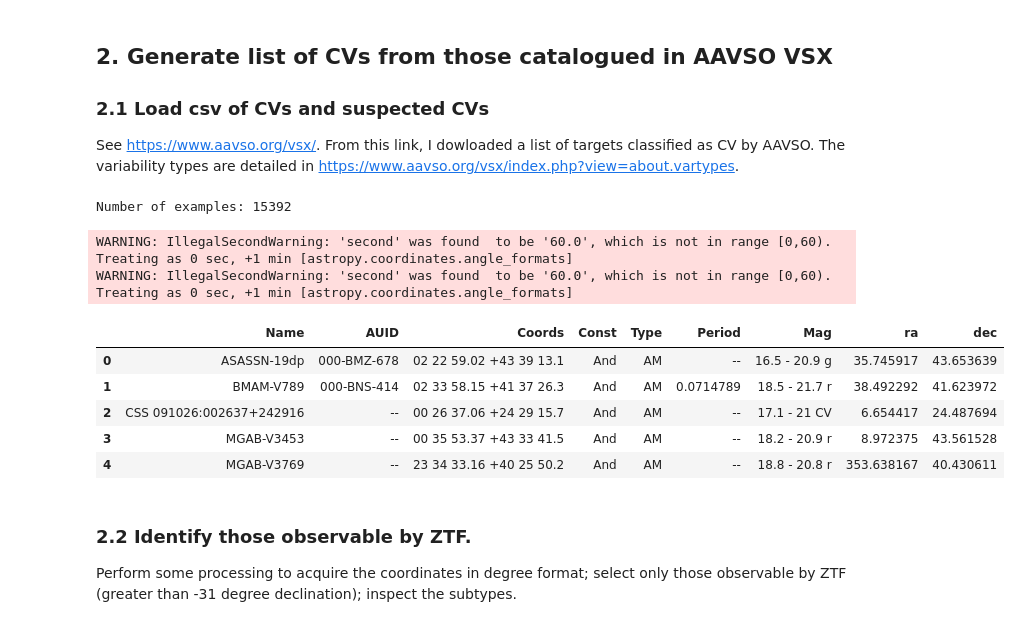
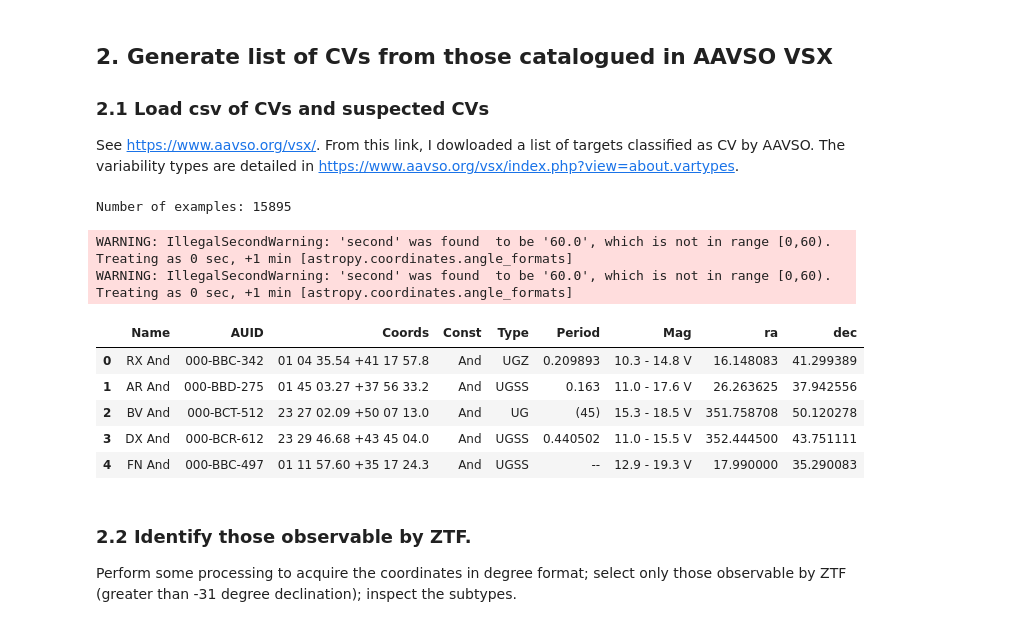
Before and after one commit to dharmesh1007/ZTF_code, a Jupyter notebook: source/1_aavso_cvs_in_ztf_lasair_search_labelled.ipynb, the cells around one changed output. Cells and saved outputs as stored; diff of their text form; code cells hidden in the pictures.

```diff
--- a/source/1_aavso_cvs_in_ztf_lasair_search_labelled.ipynb
+++ b/source/1_aavso_cvs_in_ztf_lasair_search_labelled.ipynb
@@ -17,24 +17,25 @@ from astropy.coordinates import SkyCoord
 
 See https://www.aavso.org/vsx/. From this link, I dowloaded a list of targets classified as CV by AAVSO. The variability types are detailed in https://www.aavso.org/vsx/index.php?view=about.vartypes.
 # %%
-AAVSO_CVS = pd.read_csv("../processed_data/AAVSOCVsraw_21032023.csv")
+date = '08092023'
+AAVSO_CVS = pd.read_csv(f"../processed_data/AAVSOCVsraw_{date}.csv")
 print(f'Number of examples: {AAVSO_CVS.shape[0]}')
 
 # Convert coordinates to ra and dec.
 AAVSO_CVS['ra'] = AAVSO_CVS.apply(lambda x: SkyCoord(f'{x["Coords"]}', unit=(u.hourangle, u.deg), equinox='J2000').ra.deg, axis=1)
 AAVSO_CVS['dec'] = AAVSO_CVS.apply(lambda x: SkyCoord(f'{x["Coords"]}', unit=(u.hourangle, u.deg), equinox='J2000').dec.deg, axis=1)
 
 AAVSO_CVS.head()
 # %% [output]
-Number of examples: 15392
+Number of examples: 15895
 WARNING: IllegalSecondWarning: 'second' was found  to be '60.0', which is not in range [0,60). Treating as 0 sec, +1 min [astropy.coordinates.angle_formats]
 WARNING: IllegalSecondWarning: 'second' was found  to be '60.0', which is not in range [0,60). Treating as 0 sec, +1 min [astropy.coordinates.angle_formats]
 |  | Name | AUID | Coords | Const | Type | Period | Mag | ra | dec |
-| 0 | ASASSN-19dp | 000-BMZ-678 | 02 22 59.02 +43 39 13.1 | And | AM | -- | 16.5 - 20.9 g | 35.745917 | 43.653639 |
-| 1 | BMAM-V789 | 000-BNS-414 | 02 33 58.15 +41 37 26.3 | And | AM | 0.0714789 | 18.5 - 21.7 r | 38.492292 | 41.623972 |
-| 2 | CSS 091026:002637+242916 | -- | 00 26 37.06 +24 29 15.7 | And | AM | -- | 17.1 - 21 CV | 6.654417 | 24.487694 |
-| 3 | MGAB-V3453 | -- | 00 35 53.37 +43 33 41.5 | And | AM | -- | 18.2 - 20.9 r | 8.972375 | 43.561528 |
-| 4 | MGAB-V3769 | -- | 23 34 33.16 +40 25 50.2 | And | AM | -- | 18.8 - 20.8 r | 353.638167 | 40.430611 |
+| 0 | RX And | 000-BBC-342 | 01 04 35.54 +41 17 57.8 | And | UGZ | 0.209893 | 10.3 - 14.8 V | 16.148083 | 41.299389 |
+| 1 | AR And | 000-BBD-275 | 01 45 03.27 +37 56 33.2 | And | UGSS | 0.163 | 11.0 - 17.6 V | 26.263625 | 37.942556 |
+| 2 | BV And | 000-BCT-512 | 23 27 02.09 +50 07 13.0 | And | UG | (45) | 15.3 - 18.5 V | 351.758708 | 50.120278 |
+| 3 | DX And | 000-BCR-612 | 23 29 46.68 +43 45 04.0 | And | UGSS | 0.440502 | 11.0 - 15.5 V | 352.444500 | 43.751111 |
+| 4 | FN And | 000-BBC-497 | 01 11 57.60 +35 17 24.3 | And | UGSS | -- | 12.9 - 19.3 V | 17.990000 | 35.290083 |
 # %% [markdown]
 ### 2.2 Identify those observable by ZTF.
 
```
Also changed, not shown: parts of 16 cells of this notebook, 21 other files.
